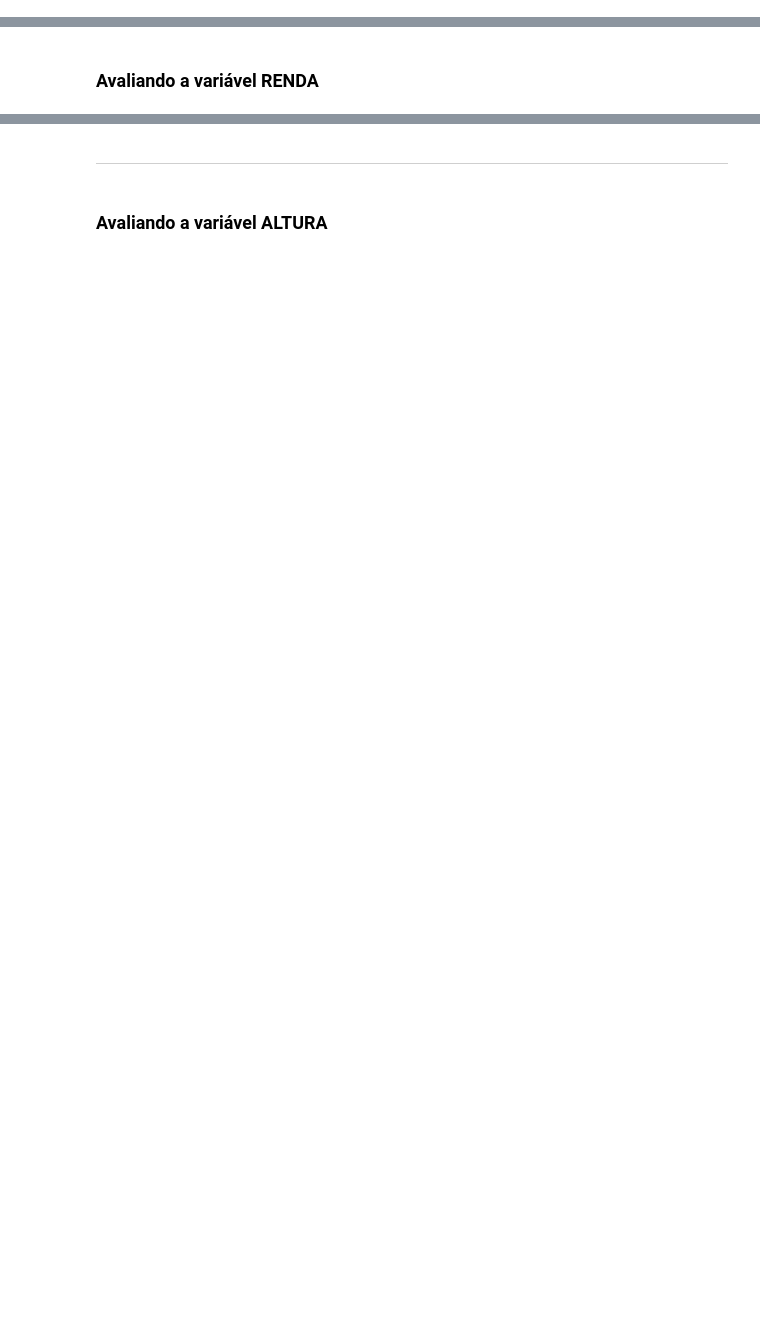
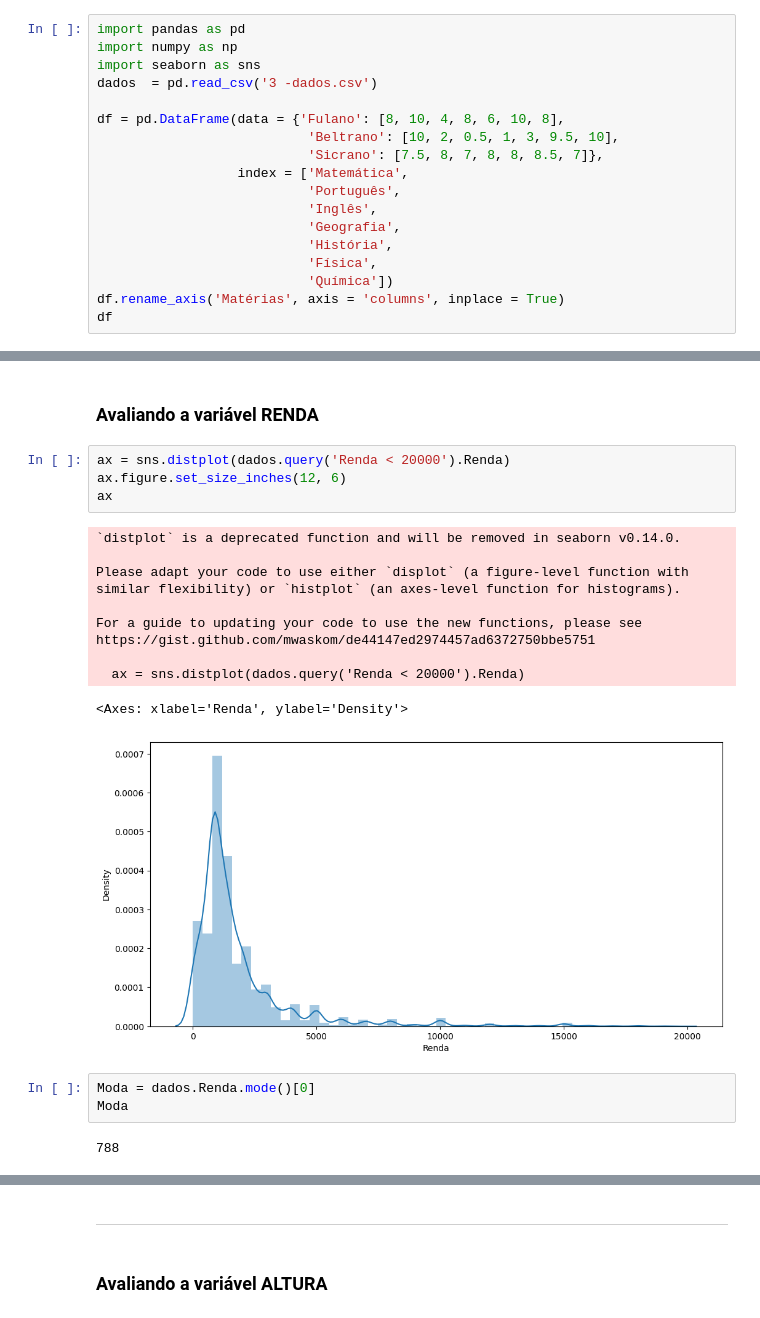
Before and after one commit to Roger-Kk/Cursos-Python, a Jupyter notebook: 3 -Python Estatística_Parte_1.ipynb, the cells around one changed output, grey strips where cells are left out. Drawn from its saved outputs; the diff is of its cells as text; blank space fills up the shorter version.

```diff
--- a/3 -Python Estatística_Parte_1.ipynb
+++ b/3 -Python Estatística_Parte_1.ipynb
@@ -556,3 +556,21 @@ array([[<Axes: title={'center': 'Frequência'}>,
 ***
 # %% [markdown]
 ## DataFrame de exemplo
+# %%
+import pandas as pd
+import numpy as np
+import seaborn as sns
+dados  = pd.read_csv('3 -dados.csv')
+
+df = pd.DataFrame(data = {'Fulano': [8, 10, 4, 8, 6, 10, 8],
+                           'Beltrano': [10, 2, 0.5, 1, 3, 9.5, 10],
+                           'Sicrano': [7.5, 8, 7, 8, 8, 8.5, 7]},
+                  index = ['Matemática',
+                           'Português',
+                           'Inglês',
+                           'Geografia',
+                           'História',
+                           'Física',
+                           'Química'])
+df.rename_axis('Matérias', axis = 'columns', inplace = True)
+df
@@ -624,3 +829,24 @@ Pode-se definir a moda como sendo o valor mais frequente de um conjunto de dados
 <img src='https://caelum-online-public.s3.amazonaws.com/1177-estatistica-parte1/01/img004.png' width='80%'>
 # %% [markdown]
 ### Avaliando a variável RENDA
+# %%
+ax = sns.distplot(dados.query('Renda < 20000').Renda)
+ax.figure.set_size_inches(12, 6)
+ax
+# %% [output]
+`distplot` is a deprecated function and will be removed in seaborn v0.14.0.
+
+Please adapt your code to use either `displot` (a figure-level function with
+similar flexibility) or `histplot` (an axes-level function for histograms).
+
+For a guide to updating your code to use the new functions, please see
+https://gist.github.com/mwaskom/de44147ed2974457ad6372750bbe5751
+
+  ax = sns.distplot(dados.query('Renda < 20000').Renda)
+<Axes: xlabel='Renda', ylabel='Density'>
+[figure, added]
+# %%
+Moda = dados.Renda.mode()[0]
+Moda
+# %% [output]
+788
```
Also changed, not shown: parts of 48 cells of this notebook.
